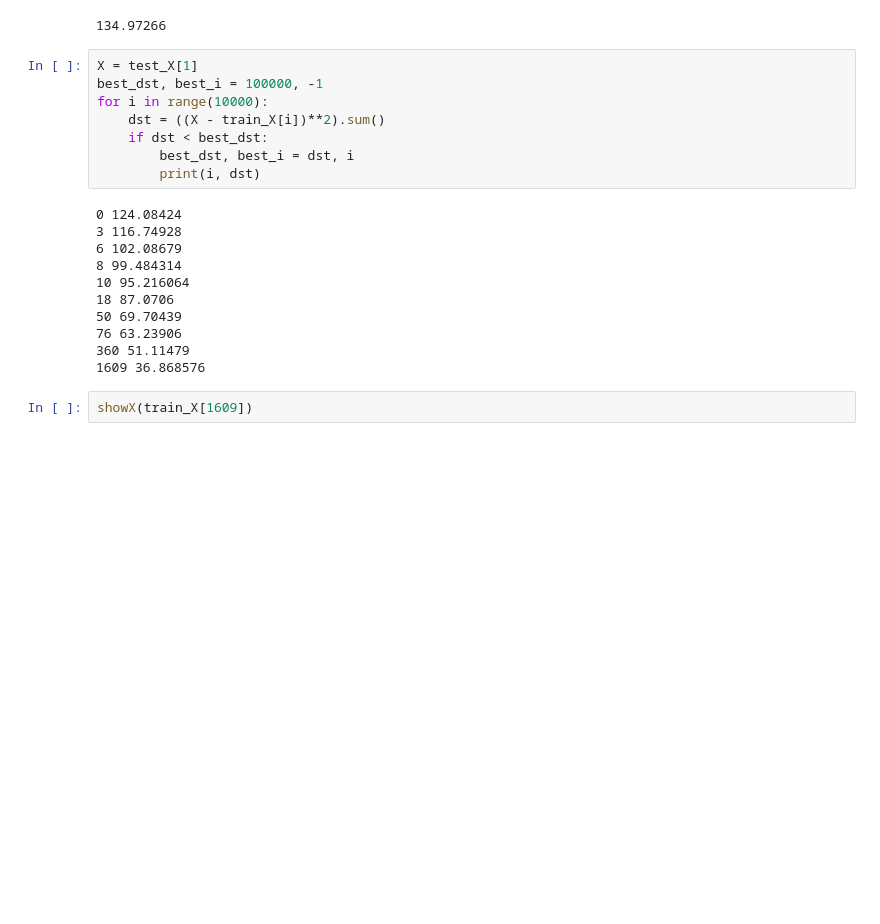
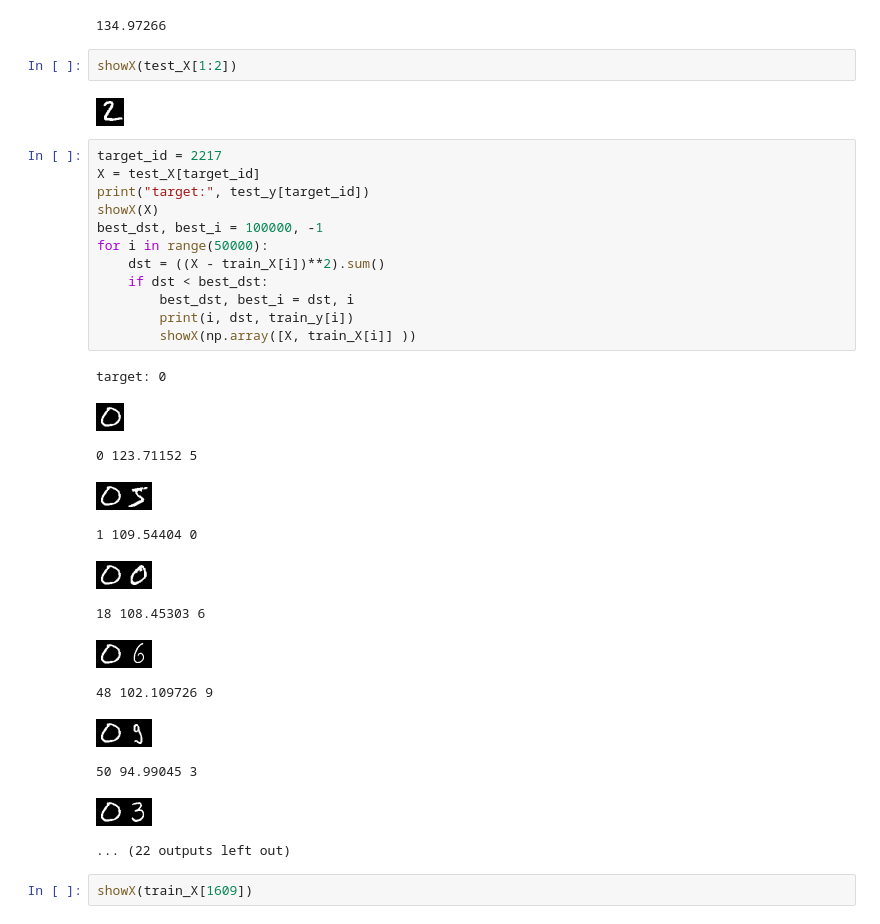
Before and after one commit to tjwei/AICA30019, a Jupyter notebook: 02-machine_learning_part_1_2/01-From NumPy to MNIST.ipynb, the cells around one changed output. Saved outputs shown, nothing was run; the diff lists cells and outputs as text; blank space fills up the shorter version.

```diff
--- a/02-machine_learning_part_1_2/01-From NumPy to MNIST.ipynb
+++ b/02-machine_learning_part_1_2/01-From NumPy to MNIST.ipynb
@@ -129,25 +147,36 @@ train_X.min()
 np.abs(test_X[0] - train_X[1]).sum()
 # %% [output]
 134.97266
+# %%
+showX(test_X[1:2])
+# %% [output]
+[figure, added]
 # %%
-X = test_X[1]
+target_id = 2217
+X = test_X[target_id]
+print("target:", test_y[target_id])
+showX(X)
 best_dst, best_i = 100000, -1
-for i in range(10000):
+for i in range(50000):
     dst = ((X - train_X[i])**2).sum()
     if dst < best_dst:
         best_dst, best_i = dst, i
-        print(i, dst)
+        print(i, dst, train_y[i])
+        showX(np.array([X, train_X[i]] ))
 # %% [output]
-0 124.08424
-3 116.74928
-6 102.08679
-8 99.484314
-10 95.216064
-18 87.0706
-50 69.70439
-76 63.23906
-360 51.11479
-1609 36.868576
+target: 0
+[figure, added]
+0 123.71152 5
+[figure, added]
+1 109.54404 0
+[figure, added]
+18 108.45303 6
+[figure, added]
+48 102.109726 9
+[figure, added]
+50 94.99045 3
+[figure, added]
+... (22 outputs left out)
 # %%
 showX(train_X[1609])
 # %% [output]
```
Also changed, not shown: parts of 24 cells of this notebook.
